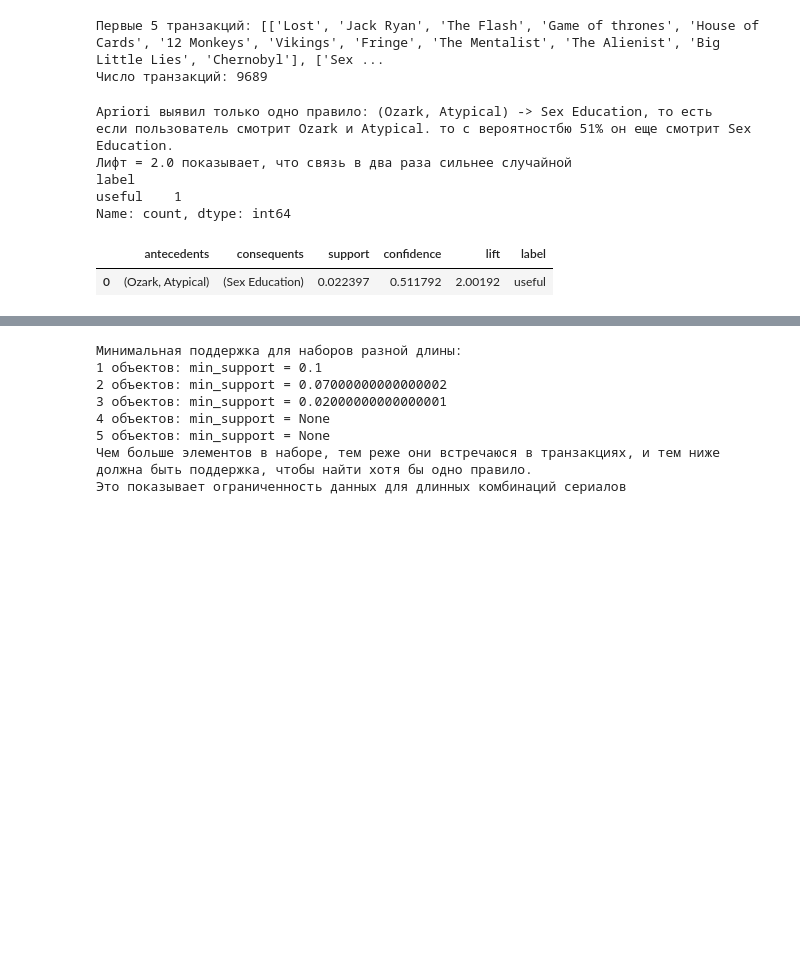
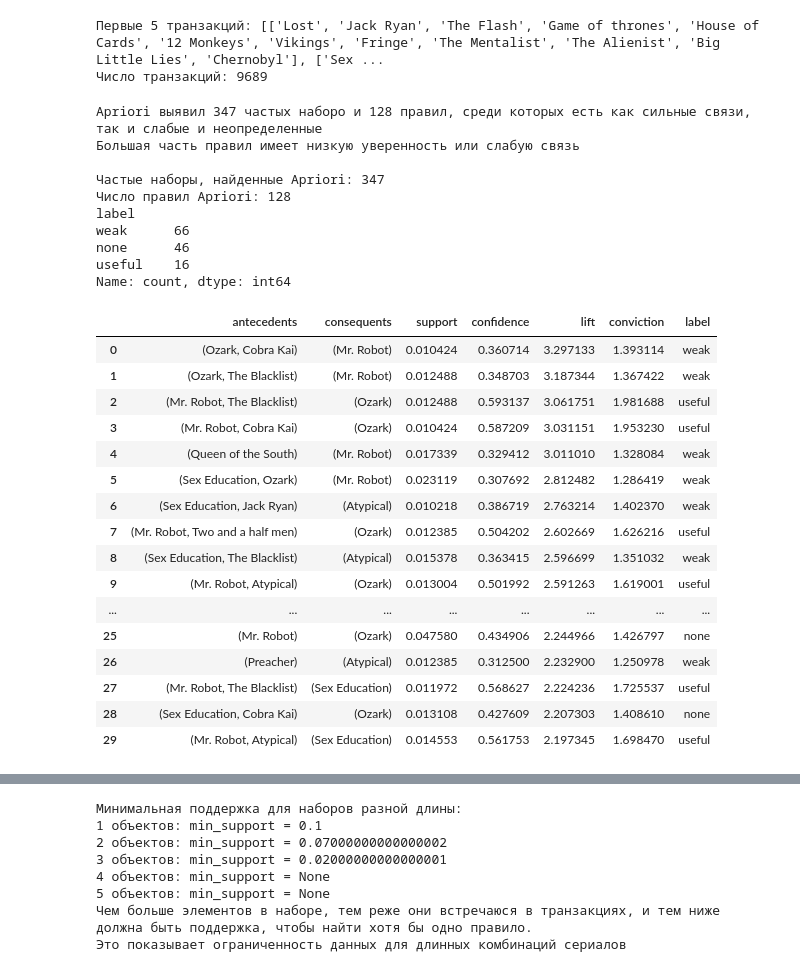
Before and after one commit to AccuRion1/machinelearn2, a Jupyter notebook: tv_lab2.ipynb, the cells around one changed output, grey strips where cells are left out. Saved outputs shown, nothing was run; the diff lists cells and outputs as text; code cells hidden in the pictures; blank space fills up the shorter version.

```diff
--- a/tv_lab2.ipynb
+++ b/tv_lab2.ipynb
@@ -150,36 +146,57 @@ print("Число транзакций:", len(transactions))
 # %%
 #3
 te = TransactionEncoder()
 te_ary = te.fit(transactions).transform(transactions)
 df_trans = pd.DataFrame(te_ary, columns=te.columns_)
 
-frequent_itemsets = apriori(df_trans, min_support=0.02, use_colnames=True)
-rules = association_rules(frequent_itemsets, metric="confidence", min_threshold=0.5)
+frequent_itemsets = apriori(df_trans, min_support=0.01, use_colnames=True)
+rules = association_rules(frequent_itemsets, metric="confidence", min_threshold=0.3)
 rules_sorted = rules.sort_values(by='lift', ascending=False).reset_index(drop=True)
 #полученные результаты, выделяются полезными или тривиальными
 def label_rule(row):
     if row['lift'] >= 1.2 and row['confidence'] >= 0.5 and row['support'] >= 0.01:
         return 'useful'
     if 0.95 <= row['lift'] <= 1.1:
         return 'trivial'
     if row['confidence'] < 0.4:
         return 'weak'
-    return 'need_review'
+    return 'none'
 
 rules_sorted['label'] = rules_sorted.apply(label_rule, axis=1)
-print("Apriori выявил только одно правило: (Ozark, Atypical) -> Sex Education, то есть")
-print("если пользователь смотрит Ozark и Atypical. то с вероятностбю 51% он еще смотрит Sex Education.")
-print("Лифт = 2.0 показывает, что связь в два раза сильнее случайной")
+print("Apriori выявил 347 частых наборо и 128 правил, среди которых есть как сильные связи, так и слабые и неопределенные")
+print("Большая часть правил имеет низкую уверенность или слабую связь")
+print("")
+print(f"Частые наборы, найденные Apriori: {len(frequent_itemsets)}")
+print(f"Число правил Apriori: {len(rules)}")
 
 
 print(rules_sorted['label'].value_counts())
-rules_sorted[['antecedents','consequents','support','confidence','lift','label']].head(30)
+rules_sorted[['antecedents','consequents','support','confidence','lift','conviction','label']].head(30)
 # %% [output]
-Apriori выявил только одно правило: (Ozark, Atypical) -> Sex Education, то есть
-если пользователь смотрит Ozark и Atypical. то с вероятностбю 51% он еще смотрит Sex Education.
-Лифт = 2.0 показывает, что связь в два раза сильнее случайной
+Apriori выявил 347 частых наборо и 128 правил, среди которых есть как сильные связи, так и слабые и неопределенные
+Большая часть правил имеет низкую уверенность или слабую связь
+
+Частые наборы, найденные Apriori: 347
+Число правил Apriori: 128
 label
-useful    1
+weak      66
+none      46
+useful    16
 Name: count, dtype: int64
-|  | antecedents | consequents | support | confidence | lift | label |
-| 0 | (Ozark, Atypical) | (Sex Education) | 0.022397 | 0.511792 | 2.00192 | useful |
+|  | antecedents | consequents | support | confidence | lift | conviction | label |
+| 0 | (Ozark, Cobra Kai) | (Mr. Robot) | 0.010424 | 0.360714 | 3.297133 | 1.393114 | weak |
+| 1 | (Ozark, The Blacklist) | (Mr. Robot) | 0.012488 | 0.348703 | 3.187344 | 1.367422 | weak |
+| 2 | (Mr. Robot, The Blacklist) | (Ozark) | 0.012488 | 0.593137 | 3.061751 | 1.981688 | useful |
+| 3 | (Mr. Robot, Cobra Kai) | (Ozark) | 0.010424 | 0.587209 | 3.031151 | 1.953230 | useful |
+| 4 | (Queen of the South) | (Mr. Robot) | 0.017339 | 0.329412 | 3.011010 | 1.328084 | weak |
+| 5 | (Sex Education, Ozark) | (Mr. Robot) | 0.023119 | 0.307692 | 2.812482 | 1.286419 | weak |
+| 6 | (Sex Education, Jack Ryan) | (Atypical) | 0.010218 | 0.386719 | 2.763214 | 1.402370 | weak |
+| 7 | (Mr. Robot, Two and a half men) | (Ozark) | 0.012385 | 0.504202 | 2.602669 | 1.626216 | useful |
+| 8 | (Sex Education, The Blacklist) | (Atypical) | 0.015378 | 0.363415 | 2.596699 | 1.351032 | weak |
+| 9 | (Mr. Robot, Atypical) | (Ozark) | 0.013004 | 0.501992 | 2.591263 | 1.619001 | useful |
+| ... | ... | ... | ... | ... | ... | ... | ... |
+| 25 | (Mr. Robot) | (Ozark) | 0.047580 | 0.434906 | 2.244966 | 1.426797 | none |
+| 26 | (Preacher) | (Atypical) | 0.012385 | 0.312500 | 2.232900 | 1.250978 | weak |
+| 27 | (Mr. Robot, The Blacklist) | (Sex Education) | 0.011972 | 0.568627 | 2.224236 | 1.725537 | useful |
+| 28 | (Sex Education, Cobra Kai) | (Ozark) | 0.013108 | 0.427609 | 2.207303 | 1.408610 | none |
+| 29 | (Mr. Robot, Atypical) | (Sex Education) | 0.014553 | 0.561753 | 2.197345 | 1.698470 | useful |
```
Also changed, not shown: parts of 12 cells of this notebook.
